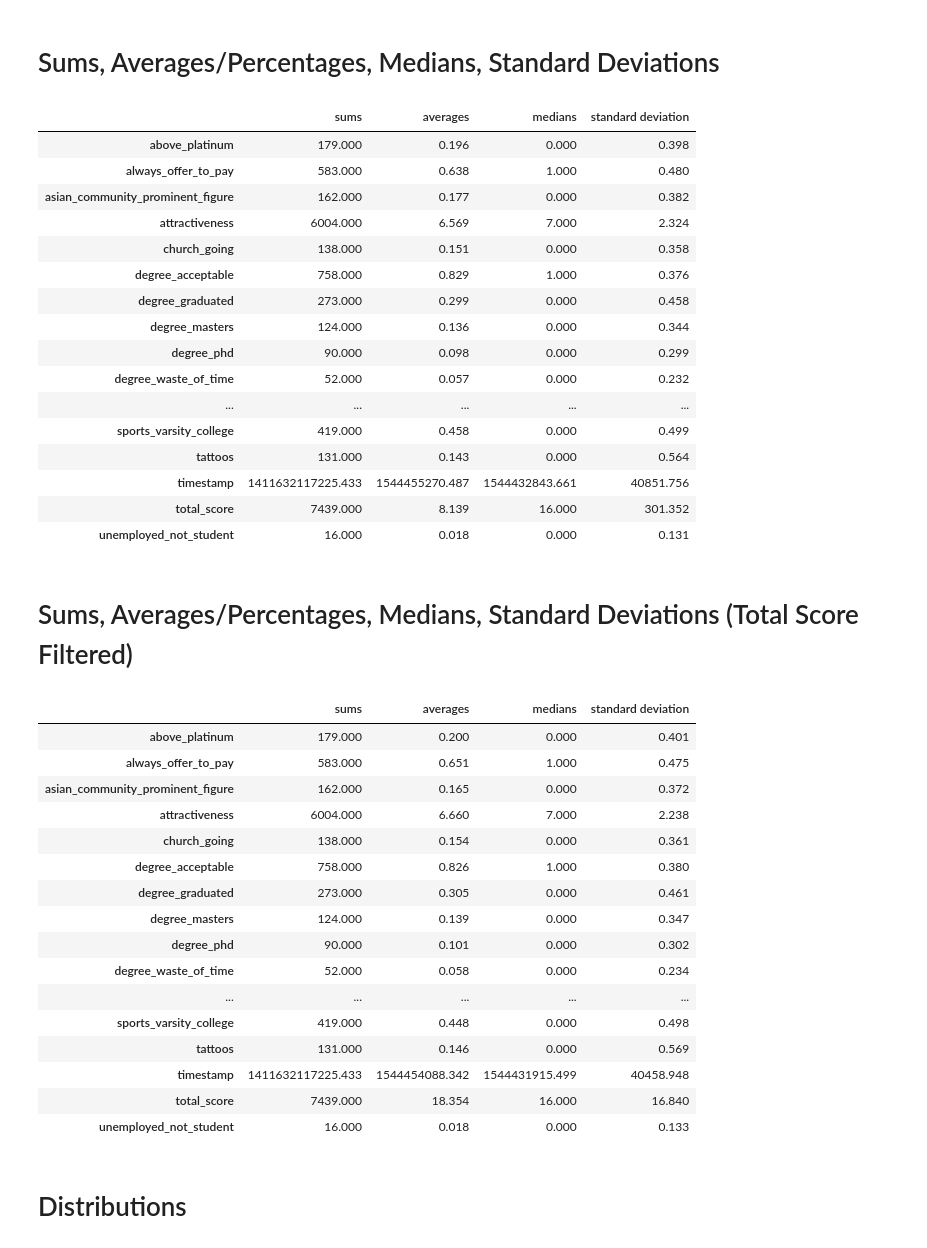
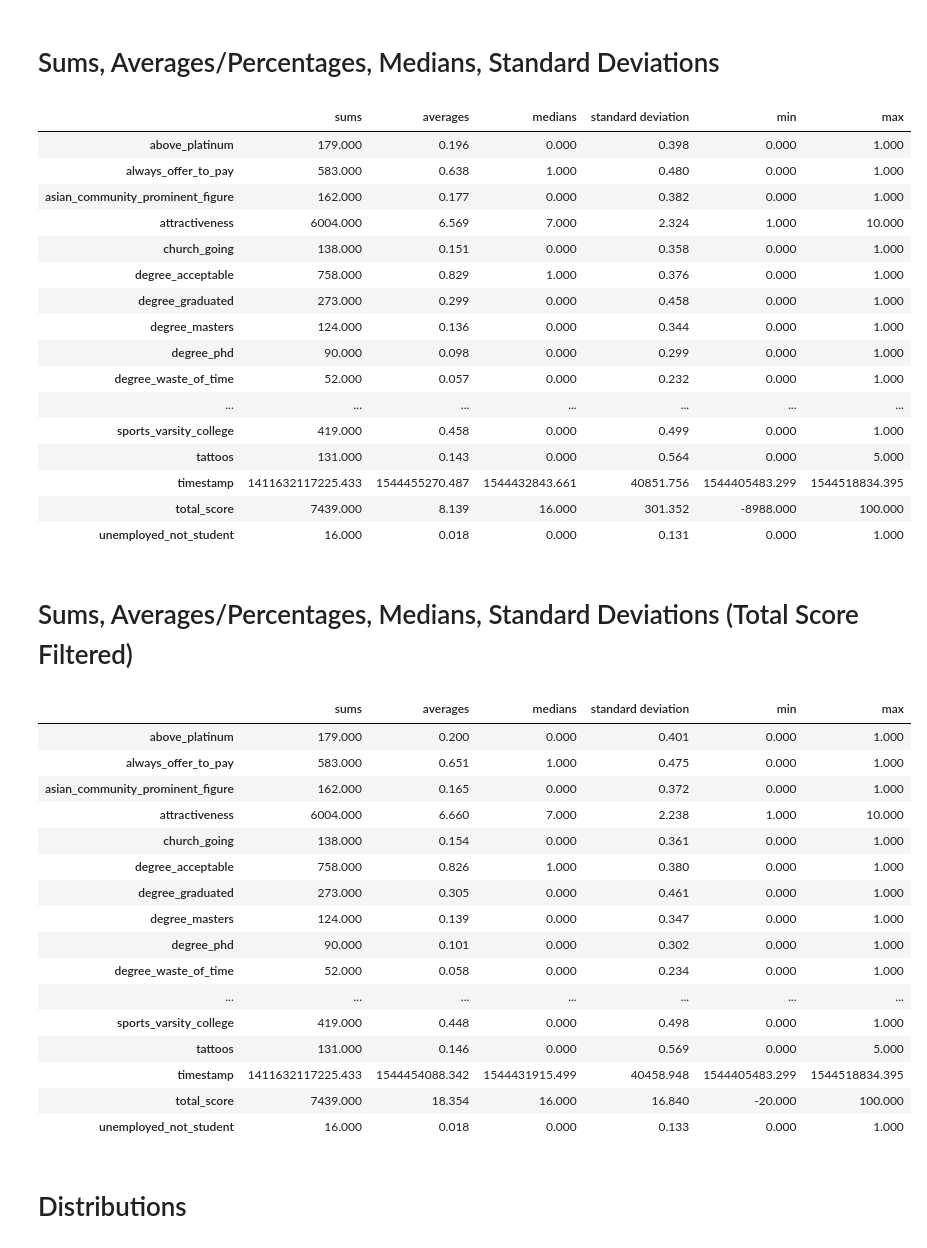
Before and after one commit to simonfong6/ECE-143-Team-6, a Jupyter notebook: Data-analysis.ipynb, the cells around one changed output. Drawn from its saved outputs; the diff is of its cells as text; code cells hidden in the pictures.

```diff
--- a/Data-analysis.ipynb
+++ b/Data-analysis.ipynb
@@ -78,29 +78,31 @@ with pd.option_context('display.max_rows', None, 'display.max_columns', None):
 # %%
 count = filtered.shape[0]
 averages = sums / count
 stats = pd.DataFrame(sums, columns=['sums'])
 stats['averages'] = averages
 stats['medians'] = filtered.median()
 stats['standard deviation'] = filtered.std()
+stats['min'] = filtered.min()
+stats['max'] = filtered.max()
 stats
 # %% [output]
-|  | sums | averages | medians | standard deviation |
-| above_platinum | 179.000 | 0.196 | 0.000 | 0.398 |
-| always_offer_to_pay | 583.000 | 0.638 | 1.000 | 0.480 |
-| asian_community_prominent_figure | 162.000 | 0.177 | 0.000 | 0.382 |
-| attractiveness | 6004.000 | 6.569 | 7.000 | 2.324 |
-| church_going | 138.000 | 0.151 | 0.000 | 0.358 |
-| degree_acceptable | 758.000 | 0.829 | 1.000 | 0.376 |
-| degree_graduated | 273.000 | 0.299 | 0.000 | 0.458 |
-| degree_masters | 124.000 | 0.136 | 0.000 | 0.344 |
-| degree_phd | 90.000 | 0.098 | 0.000 | 0.299 |
-| degree_waste_of_time | 52.000 | 0.057 | 0.000 | 0.232 |
-| ... | ... | ... | ... | ... |
-| sports_varsity_college | 419.000 | 0.458 | 0.000 | 0.499 |
-| tattoos | 131.000 | 0.143 | 0.000 | 0.564 |
-| timestamp | 1411632117225.433 | 1544455270.487 | 1544432843.661 | 40851.756 |
-| total_score | 7439.000 | 8.139 | 16.000 | 301.352 |
-| unemployed_not_student | 16.000 | 0.018 | 0.000 | 0.131 |
+|  | sums | averages | medians | standard deviation | min | max |
+| above_platinum | 179.000 | 0.196 | 0.000 | 0.398 | 0.000 | 1.000 |
+| always_offer_to_pay | 583.000 | 0.638 | 1.000 | 0.480 | 0.000 | 1.000 |
+| asian_community_prominent_figure | 162.000 | 0.177 | 0.000 | 0.382 | 0.000 | 1.000 |
+| attractiveness | 6004.000 | 6.569 | 7.000 | 2.324 | 1.000 | 10.000 |
+| church_going | 138.000 | 0.151 | 0.000 | 0.358 | 0.000 | 1.000 |
+| degree_acceptable | 758.000 | 0.829 | 1.000 | 0.376 | 0.000 | 1.000 |
+| degree_graduated | 273.000 | 0.299 | 0.000 | 0.458 | 0.000 | 1.000 |
+| degree_masters | 124.000 | 0.136 | 0.000 | 0.344 | 0.000 | 1.000 |
+| degree_phd | 90.000 | 0.098 | 0.000 | 0.299 | 0.000 | 1.000 |
+| degree_waste_of_time | 52.000 | 0.057 | 0.000 | 0.232 | 0.000 | 1.000 |
+| ... | ... | ... | ... | ... | ... | ... |
+| sports_varsity_college | 419.000 | 0.458 | 0.000 | 0.499 | 0.000 | 1.000 |
+| tattoos | 131.000 | 0.143 | 0.000 | 0.564 | 0.000 | 5.000 |
+| timestamp | 1411632117225.433 | 1544455270.487 | 1544432843.661 | 40851.756 | 1544405483.299 | 1544518834.395 |
+| total_score | 7439.000 | 8.139 | 16.000 | 301.352 | -8988.000 | 100.000 |
+| unemployed_not_student | 16.000 | 0.018 | 0.000 | 0.131 | 0.000 | 1.000 |
 # %% [markdown]
 # Sums, Averages/Percentages, Medians, Standard Deviations (Total Score Filtered)
 # %%
@@ -112,25 +114,27 @@ stats_ts = pd.DataFrame(sums, columns=['sums'])
 stats_ts['averages'] = averages_ts
 stats_ts['medians'] = filtered_ts.median()
 stats_ts['standard deviation'] = filtered_ts.std()
+stats_ts['min'] = filtered_ts.min()
+stats_ts['max'] = filtered_ts.max()
 stats_ts
 # %% [output]
-|  | sums | averages | medians | standard deviation |
-| above_platinum | 179.000 | 0.200 | 0.000 | 0.401 |
-| always_offer_to_pay | 583.000 | 0.651 | 1.000 | 0.475 |
-| asian_community_prominent_figure | 162.000 | 0.165 | 0.000 | 0.372 |
-| attractiveness | 6004.000 | 6.660 | 7.000 | 2.238 |
-| church_going | 138.000 | 0.154 | 0.000 | 0.361 |
-| degree_acceptable | 758.000 | 0.826 | 1.000 | 0.380 |
-| degree_graduated | 273.000 | 0.305 | 0.000 | 0.461 |
-| degree_masters | 124.000 | 0.139 | 0.000 | 0.347 |
-| degree_phd | 90.000 | 0.101 | 0.000 | 0.302 |
-| degree_waste_of_time | 52.000 | 0.058 | 0.000 | 0.234 |
-| ... | ... | ... | ... | ... |
-| sports_varsity_college | 419.000 | 0.448 | 0.000 | 0.498 |
-| tattoos | 131.000 | 0.146 | 0.000 | 0.569 |
-| timestamp | 1411632117225.433 | 1544454088.342 | 1544431915.499 | 40458.948 |
-| total_score | 7439.000 | 18.354 | 16.000 | 16.840 |
-| unemployed_not_student | 16.000 | 0.018 | 0.000 | 0.133 |
+|  | sums | averages | medians | standard deviation | min | max |
+| above_platinum | 179.000 | 0.200 | 0.000 | 0.401 | 0.000 | 1.000 |
+| always_offer_to_pay | 583.000 | 0.651 | 1.000 | 0.475 | 0.000 | 1.000 |
+| asian_community_prominent_figure | 162.000 | 0.165 | 0.000 | 0.372 | 0.000 | 1.000 |
+| attractiveness | 6004.000 | 6.660 | 7.000 | 2.238 | 1.000 | 10.000 |
+| church_going | 138.000 | 0.154 | 0.000 | 0.361 | 0.000 | 1.000 |
+| degree_acceptable | 758.000 | 0.826 | 1.000 | 0.380 | 0.000 | 1.000 |
+| degree_graduated | 273.000 | 0.305 | 0.000 | 0.461 | 0.000 | 1.000 |
+| degree_masters | 124.000 | 0.139 | 0.000 | 0.347 | 0.000 | 1.000 |
+| degree_phd | 90.000 | 0.101 | 0.000 | 0.302 | 0.000 | 1.000 |
+| degree_waste_of_time | 52.000 | 0.058 | 0.000 | 0.234 | 0.000 | 1.000 |
+| ... | ... | ... | ... | ... | ... | ... |
+| sports_varsity_college | 419.000 | 0.448 | 0.000 | 0.498 | 0.000 | 1.000 |
+| tattoos | 131.000 | 0.146 | 0.000 | 0.569 | 0.000 | 5.000 |
+| timestamp | 1411632117225.433 | 1544454088.342 | 1544431915.499 | 40458.948 | 1544405483.299 | 1544518834.395 |
+| total_score | 7439.000 | 18.354 | 16.000 | 16.840 | -20.000 | 100.000 |
+| unemployed_not_student | 16.000 | 0.018 | 0.000 | 0.133 | 0.000 | 1.000 |
 # %% [markdown]
 # Distributions
 # %% [markdown]
```
Also changed, not shown: parts of 2 cells of this notebook.
